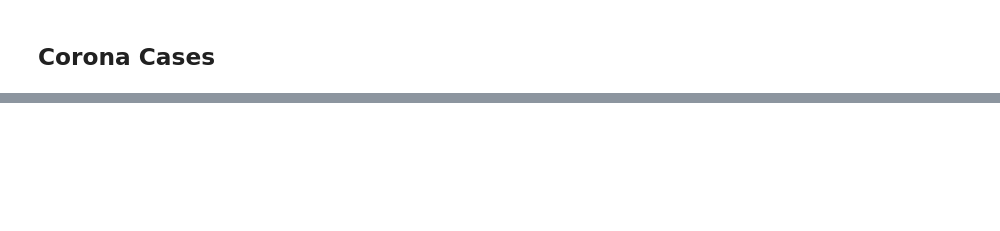
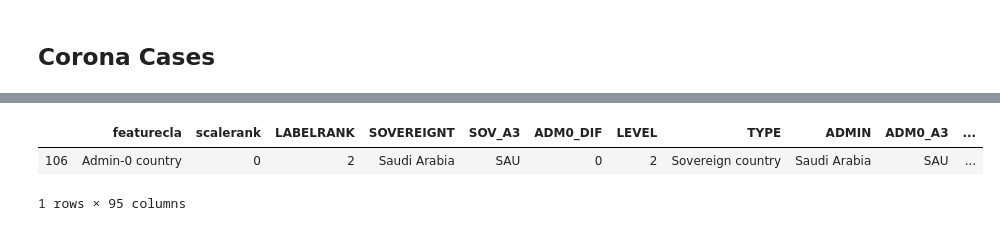
Before and after one commit to MohammedAlawami/corona-data-challenge, a Jupyter notebook: world_map.ipynb, the cells around one changed output, grey strips where cells are left out. Saved outputs shown, nothing was run; the diff lists cells and outputs as text; code cells hidden in the pictures; blank space fills up the shorter version.

```diff
--- a/world_map.ipynb
+++ b/world_map.ipynb
@@ -142,0 +157,6 @@ fig.savefig('testmap2.png', dpi=300)
+# %%
+map_df[map_df['SOVEREIGNT']=='Saudi Arabia']
+# %% [output]
+|  | featurecla | scalerank | LABELRANK | SOVEREIGNT | SOV_A3 | ADM0_DIF | LEVEL | TYPE | ADMIN | ADM0_A3 | ... |
+| 106 | Admin-0 country | 0 | 2 | Saudi Arabia | SAU | 0 | 2 | Sovereign country | Saudi Arabia | SAU | ... |
+1 rows × 95 columns
```
Also changed, not shown: parts of 7 cells of this notebook.
